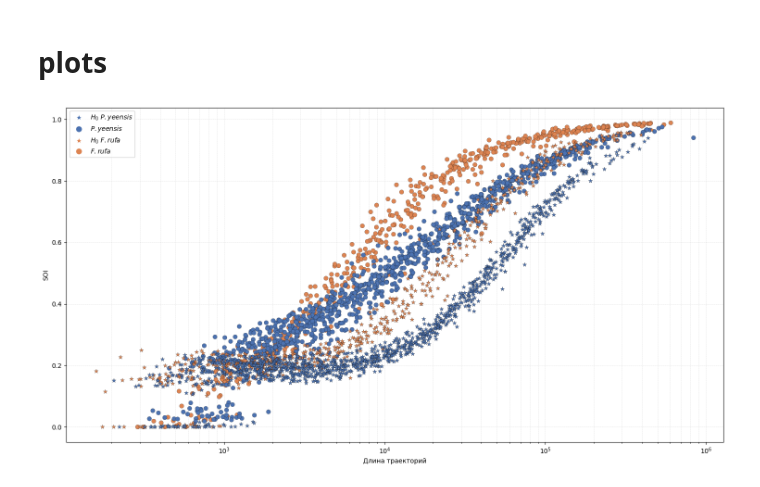
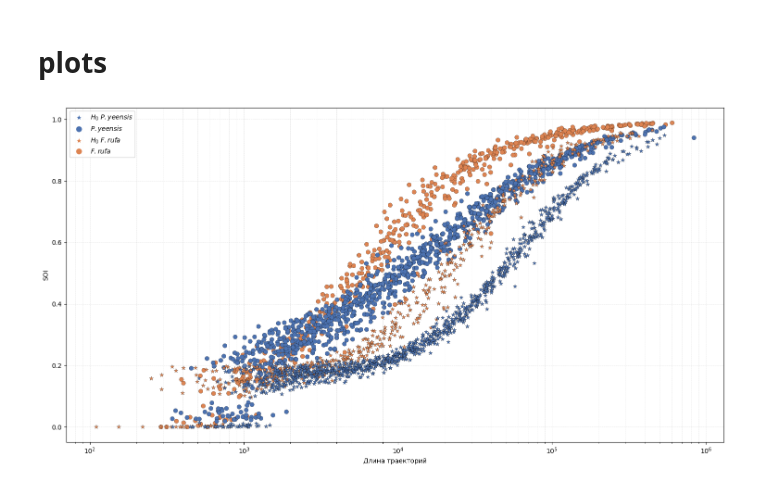
Before and after one commit to Shamaich1337/NMOT, a Jupyter notebook: notebooks/soi.ipynb, the cells around one changed output. Saved outputs shown, nothing was run; the diff lists cells and outputs as text; code cells hidden in the pictures.

```diff
--- a/notebooks/soi.ipynb
+++ b/notebooks/soi.ipynb
@@ -503,0 +404,10 @@ df_pyeensis_synth_collision = pd.read_pickle('../data/artifacts/soi_artifacts/sy
+# %%
+# df_frufa_kalman = pd.read_pickle('../data/artifacts/knn_kalman_frufa_soi_fix.pkl')
+# df_pyeensis_kalman = pd.read_pickle('../data/artifacts/knn_kalman_pyeensis_soi_fix.pkl')
+df_frufa_lk = pd.read_pickle(f'../data/artifacts/soi_artifacts/knn_lk_frufa_soi_fix.pkl')
+df_pyeensis_lk = pd.read_pickle(f'../data/artifacts/soi_artifacts/knn_lk_pyeensis_soi_fix.pkl')
+# df_frufa_synth = pd.read_pickle('../data/artifacts/synth_frufa_soi_fix.pkl')
+# df_pyeensis_synth = pd.read_pickle('../data/artifacts/synth_pyeensis_soi_fix.pkl')
+
+df_frufa_synth_collision = pd.read_pickle(f'../data/artifacts/soi_artifacts/synth_collision_frufa_lk_soi_fix.pkl')
+df_pyeensis_synth_collision = pd.read_pickle(f'../data/artifacts/soi_artifacts/synth_collision_pyeensis_lk_soi_fix.pkl')
@@ -522,7 +435,7 @@ import numpy as np
 import matplotlib.pyplot as plt
 import seaborn as sns
 from matplotlib.lines import Line2D
-
+instersection_threshold = 5
 conditions = [
     (df_total['Species'].eq('P.yeensis') & df_total['Type'].eq('synth')),
     (df_total['Species'].eq('P.yeensis') & df_total['Type'].eq('real')),
@@ -567,32 +480,32 @@ ax = sns.scatterplot(
     style='Group',
     palette=palette,
     markers=marker_map,
     s=45,
     edgecolor='black',
     linewidth=0.2,
     legend=False
 )
 
 ax.set_xlabel('Длина траекторий')
 ax.set_ylabel('SOI')
 ax.set_xscale('log')
 ax.grid(True, which='both', linestyle='--', linewidth=0.5, alpha=0.4)
 
 handles = [
     Line2D([0], [0],
            marker=marker_map[lbl],
            color='w',
            markerfacecolor=color_map[lbl],
         #    markeredgecolor='black',
            markersize=10,
            label=lbl)
     for lbl in labels
 ]
 
 ax.legend(handles=handles, title='', frameon=True)
 
 plt.tight_layout()
-plt.savefig('../data/artifacts/soi_artifacts/SOI.png', dpi=300, bbox_inches='tight')
+# plt.savefig(f'../data/artifacts/soi_artifacts/SOI_thresh{instersection_threshold}.png', dpi=300, bbox_inches='tight')
 plt.show()
 # %% [output]
-[figure, old version]
+[figure, new version]
```
Also changed, not shown: parts of 20 cells of this notebook, 13 other files.
